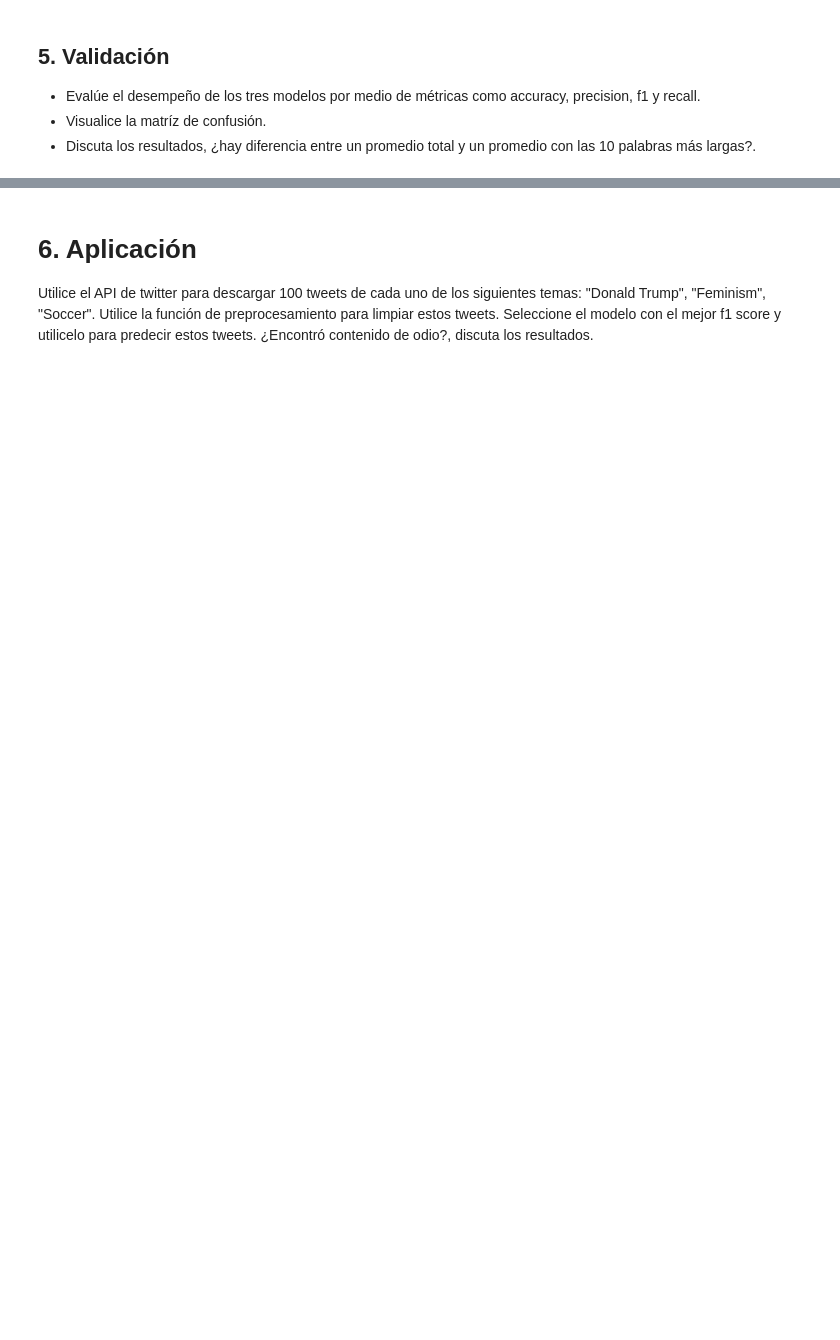
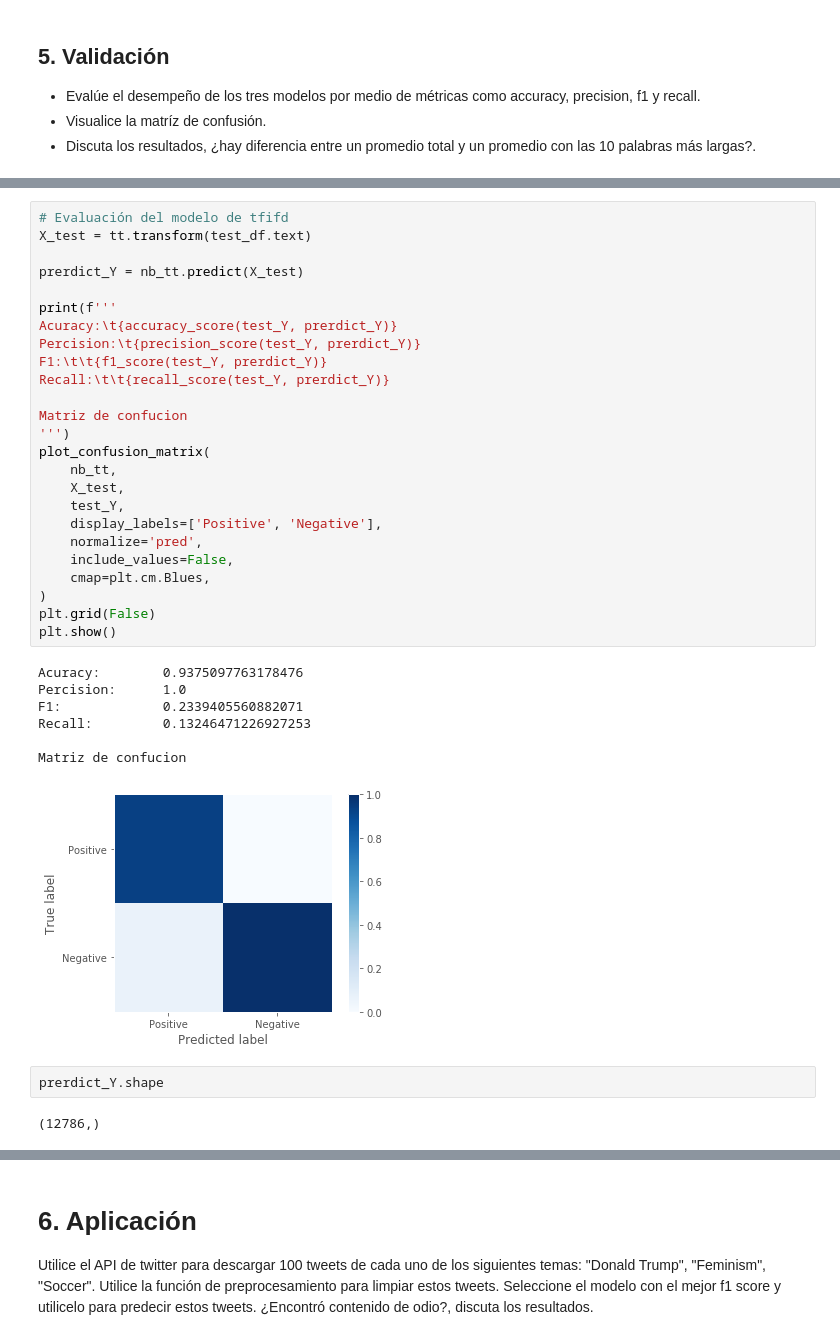
Before and after one commit to juan19932carlos/Notebooks, a Jupyter notebook: NLP/Talleres/taller_clasificacion.ipynb, the cells around one changed output, grey strips where cells are left out. Drawn from its saved outputs; the diff is of its cells as text; blank space fills up the shorter version.

```diff
--- a/NLP/Talleres/taller_clasificacion.ipynb
+++ b/NLP/Talleres/taller_clasificacion.ipynb
@@ -489 +533,38 @@ Matriz de confucion:
+# %%
+# Evaluación del modelo de tfifd
+X_test = tt.transform(test_df.text)
+
+prerdict_Y = nb_tt.predict(X_test)
+
+print(f'''
+Acuracy:\t{accuracy_score(test_Y, prerdict_Y)}
+Percision:\t{precision_score(test_Y, prerdict_Y)}
+F1:\t\t{f1_score(test_Y, prerdict_Y)}
+Recall:\t\t{recall_score(test_Y, prerdict_Y)}
+
+Matriz de confucion
+''')
+plot_confusion_matrix(
+    nb_tt,
+    X_test,
+    test_Y,
+    display_labels=['Positive', 'Negative'],
+    normalize='pred',
+    include_values=False,
+    cmap=plt.cm.Blues,
+)
+plt.grid(False)
+plt.show()
+# %% [output]
+Acuracy:        0.9375097763178476
+Percision:      1.0
+F1:             0.2339405560882071
+Recall:         0.13246471226927253
+
+Matriz de confucion
+[figure, added]
+# %%
+prerdict_Y.shape
+# %% [output]
+(12786,)
 # %%
```
Also changed, not shown: parts of 30 cells of this notebook.
